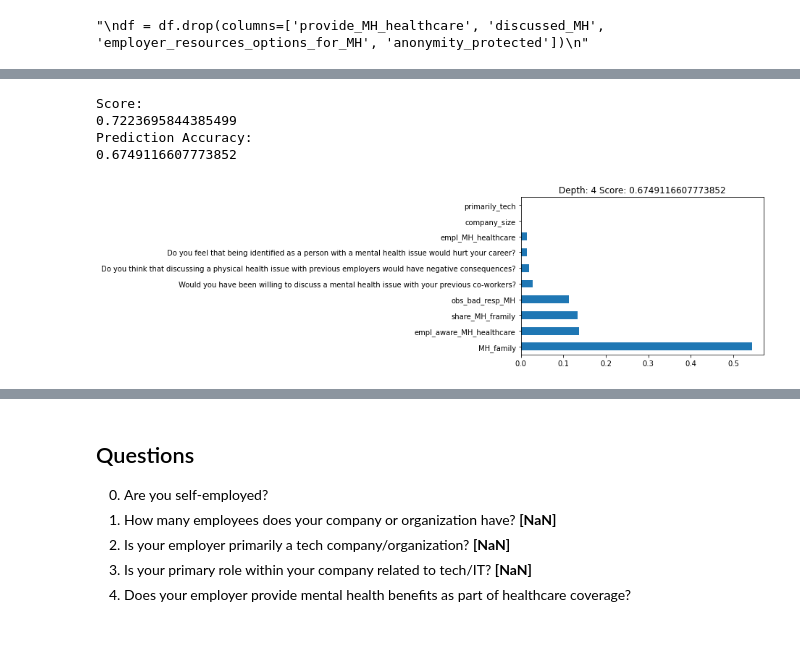
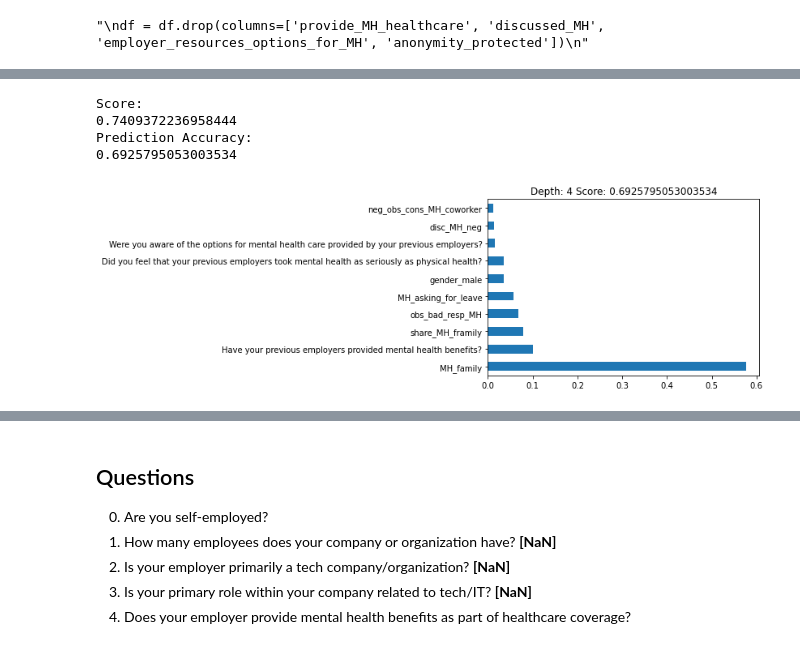
Before and after one commit to LeonOelenberg/DLI-OSMI-Mental-Health, a Jupyter notebook: Notebook.ipynb, the cells around one changed output, grey strips where cells are left out. Saved outputs shown, nothing was run; the diff lists cells and outputs as text; code cells hidden in the pictures.

```diff
--- a/Notebook.ipynb
+++ b/Notebook.ipynb
@@ -206,7 +205,7 @@ df['What is your age?'] = scaler.fit_transform(df[['What is your age?']])
 
 # 44: Have your observations of how another individual who discussed a mental health disorder made you less likely to reveal a mental health issue yourself in your current workplace?
 # around 500 did not answer -> not applicable
-# df["Have your observations of how another individual who discussed a mental health disorder made you less likely to reveal a mental health issue yourself in your current workplace?"].fillna('n/a', inplace=True)
+df["Have your observations of how another individual who discussed a mental health disorder made you less likely to reveal a mental health issue yourself in your current workplace?"].fillna('n/a', inplace=True)
 
 # Clean age by replacing the wrong ages with the mean value.
 
@@ -217,3 +216,4 @@ df['What is your age?'] = scaler.fit_transform(df[['What is your age?']])
 
 # fillna here with maybe (TODO reevaluate)
 # df['obs_reveal'].fillna('Maybe', inplace=True)
+df["What is your age?"].value_counts()
@@ -329,7 +348,6 @@ df = df.drop(columns=['provide_MH_healthcare', 'discussed_MH', 'employer_resourc
 "\ndf = df.drop(columns=['provide_MH_healthcare', 'discussed_MH', 'employer_resources_options_for_MH', 'anonymity_protected'])\n"
 # %%
 # make all features numerical
-
 mapper_list = [{'No':1, 'Maybe':2, 'Yes':3}, {'No':1, 'I don\'t know':2, 'Yes':3}, {'No, it has not':1, 'No, I don\'t think it would':2,'Maybe':3, 'Yes, I think it would':4, 'Yes, it has':5},
                {'None of them':1,  'I don\'t know':3, 'Some of them':2, 'Yes, all of them':4}, {'None did':1, 'Some did':2, 'Yes, they all did':3},
                {'No':1, 'Maybe/Not sure':2, 'Yes, I observed':3, 'Yes, I experienced':4},
@@ -352,6 +370,7 @@ mapper_list = [{'No':1, 'Maybe':2, 'Yes':3}, {'No':1, 'I don\'t know':2, 'Yes':3
                {'Never':1, 'Rarely':2, 'Sometimes':3, 'Often':4},
                {'No':1, 'I don\'t know':2, 'Yes':3, 'Not eligible for coverage / N/A': -1},
                {'No':1, "I am not sure":2, 'Yes': 3, 'nan': -1},
+               {'No':1, 'Maybe':2, 'Yes':3, 'n/a':-1},
                {0:1, 1:2},
                {'1-5':1, '6-25':6, '26-100':26, '100-500':100, '500-1000':500, 'More than 1000':1000}]
 
@@ -364,6 +383,7 @@ for column in df:
 
 # Fill al nan with -1 as not applicable (just one feature)
 df = df.fillna('nan')
+df = pd.get_dummies(df, dummy_na=False, drop_first=True);
 
 for column in df:
     df[column] = df[column].replace(get_mapper(df[column].unique()))
@@ -394,14 +414,15 @@ test_size = 0.25
 y_interview = "MH_interview"
 y_diagnose = "diagnosed"
 y_treatment = "sought_treatment"
-physical = "PH_interview"
+y_physical = "PH_interview"
+y_company_size = "company_size"
 high_affectors = ["MH_past", "MH_currently", "MH_interference_treated", "MH_interference_not_treated"]
 
 
-X = df.drop([y_interview, y_diagnose, y_treatment, physical] + high_affectors, axis=1, inplace=False)
-y = df[y_diagnose]
+X = df.drop([y_interview, y_diagnose, y_treatment, y_physical] + high_affectors, axis=1, inplace=False)
+y = df[y_treatment]
 
-train_X , val_X , train_y , val_y = train_test_split(X, y, test_size = test_size)
+train_X , val_X , train_y , val_y = train_test_split(X, y, test_size = test_size, random_state=42)
 # %%
 featuresSize = len(X.columns)
 
@@ -433,8 +454,8 @@ best parameters:  {'criterion': 'entropy', 'max_depth': 4, 'max_features': 30, '
 maxdepth = 10
 
 #Split into validation and training data
-t_mae =[0]* maxdepth
-v_mae =[0]* maxdepth
+t_acc =[0]* maxdepth
+v_acc =[0]* maxdepth
 
 bestdepth = 1
 best_model = None
@@ -453,21 +474,21 @@ for depth in range(1,maxdepth +1):
     clf.fit(train_X , train_y)
     # calculate mean absolute error on training instances
     train_predictions = clf.predict(train_X)
-    t_mae[depth - 1] = accuracy_score(train_predictions, train_y)
+    t_acc[depth - 1] = accuracy_score(train_predictions, train_y)
     # Make validation predictions and calculate mean absoluteerror
     val_predictions = clf.predict(val_X)
-    v_mae[depth - 1] = accuracy_score(val_predictions, val_y)
+    v_acc[depth - 1] = accuracy_score(val_predictions, val_y)
 
-    if(v_mae[depth - 1] >= v_mae[bestdepth - 1]):
+    if(v_acc[depth - 1] >= v_acc[bestdepth - 1]):
         best_model = clf
         bestdepth = depth
-        bestscore = v_mae[depth - 1]
+        bestscore = v_acc[depth - 1]
 
-t_mae = np.asarray(t_mae)
-v_mae = np.asarray(v_mae)
+t_acc = np.asarray(t_acc)
+v_acc = np.asarray(v_acc)
 
-plt.plot(range(1,maxdepth +1),t_mae ,c="blue")
-plt.plot(range(1,maxdepth +1),v_mae ,c="red")
+plt.plot(range(1,maxdepth +1),t_acc ,c="blue")
+plt.plot(range(1,maxdepth +1),v_acc ,c="red")
 plt.xlabel('Depth')
 plt.ylabel('Accuracy Score')
 plt.title('Prediction of ' + y.name)
@@ -480,23 +506,23 @@ best_model.score(X, y)
 # %%
-min_samples_leaf = 5
-min_samples_split = 8
-criterion = 'entropy'
+min_samples_leaf = 2
+min_samples_split = 5
+criterion = 'gini'
 max_depth = 4
-max_features = 24
+max_features = 12
 
-clf = tree.DecisionTreeClassifier(max_depth = max_depth, min_samples_split=min_samples_split, min_samples_leaf=min_samples_leaf, max_features=max_features, criterion=criterion)
+clf = tree.DecisionTreeClassifier(max_depth = max_depth, min_samples_split=min_samples_split, min_samples_leaf=min_samples_leaf, max_features=max_features, criterion=criterion, random_state=42)
 # FitModel
 clf.fit(train_X , train_y)
 val_predictions = clf.predict(val_X)
 score = accuracy_score(val_predictions, val_y)
 feature_importance(clf, max_depth, score)
 print("Score:")
 print(clf.score(X, y))
 print("Prediction Accuracy:")
 print(score)
 # %% [output]
 Score:
-0.7223695844385499
+0.7409372236958444
 Prediction Accuracy:
-0.6749116607773852
+0.6925795053003534
-[figure, old version]
+[figure, new version]
```
Also changed, not shown: parts of 13 cells of this notebook.
